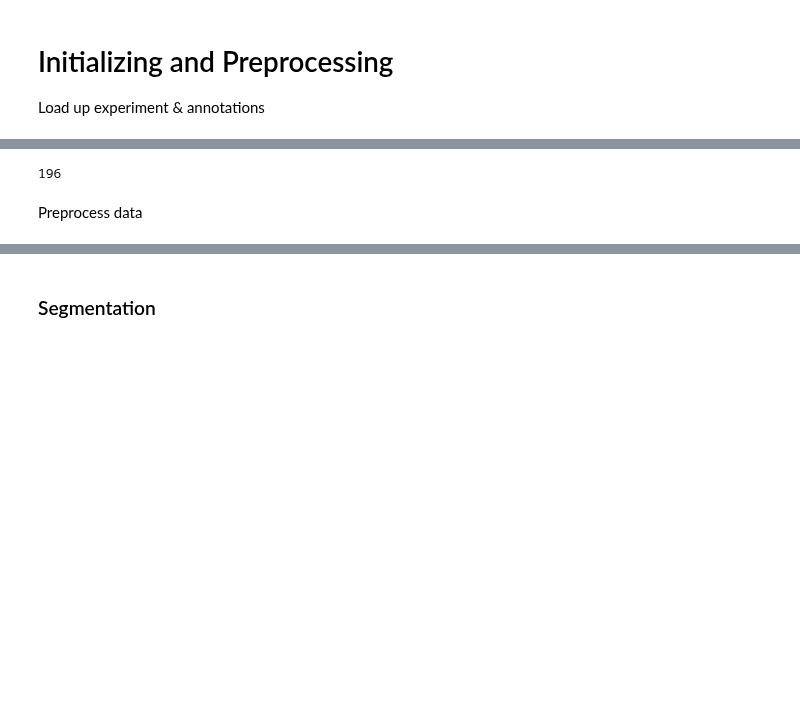
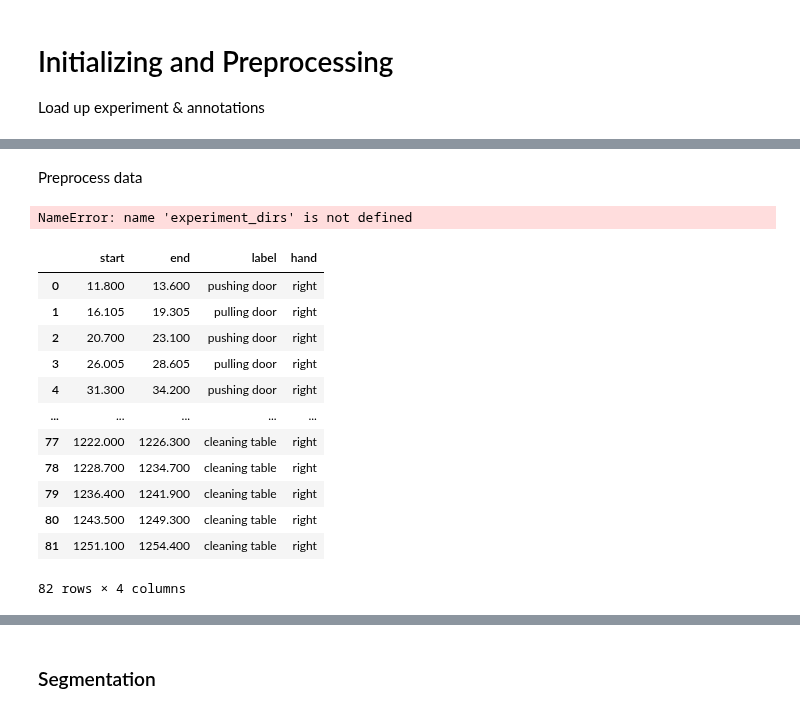
Before and after one commit to mp-mental-health-2020/mp-mental-health-2020, a Jupyter notebook: src/experiments/Supervised Classification.ipynb, the cells around one changed output, grey strips where cells are left out. Cells and saved outputs as stored; diff of their text form; code cells hidden in the pictures; blank space fills up the shorter version.

```diff
--- a/src/experiments/Supervised Classification.ipynb
+++ b/src/experiments/Supervised Classification.ipynb
@@ -35,6 +41,2 @@ chunks, null_chunks, y = read_experiments_in_dir(experiment_dirs, sample_rate, d
-# %%
-experiment_dirs
-# %% [output]
-196
 # %% [markdown]
 Preprocess data
@@ -45 +43,21 @@ plot_duration_histogram(null_chunks["right"])
+# %%
+chunks, null_chunks, y = read_experiments_in_dir(experiment_dirs, sample_rate, drop_lin_acc=True)
+# %% [output]
+NameError: name 'experiment_dirs' is not defined
+# %%
+y
+# %% [output]
+|  | start | end | label | hand |
+| 0 | 11.800 | 13.600 | pushing door | right |
+| 1 | 16.105 | 19.305 | pulling door | right |
+| 2 | 20.700 | 23.100 | pushing door | right |
+| 3 | 26.005 | 28.605 | pulling door | right |
+| 4 | 31.300 | 34.200 | pushing door | right |
+| ... | ... | ... | ... | ... |
+| 77 | 1222.000 | 1226.300 | cleaning table | right |
+| 78 | 1228.700 | 1234.700 | cleaning table | right |
+| 79 | 1236.400 | 1241.900 | cleaning table | right |
+| 80 | 1243.500 | 1249.300 | cleaning table | right |
+| 81 | 1251.100 | 1254.400 | cleaning table | right |
+82 rows × 4 columns
 # %%
```
Also changed, not shown: parts of 8 cells of this notebook, 1 other file.
